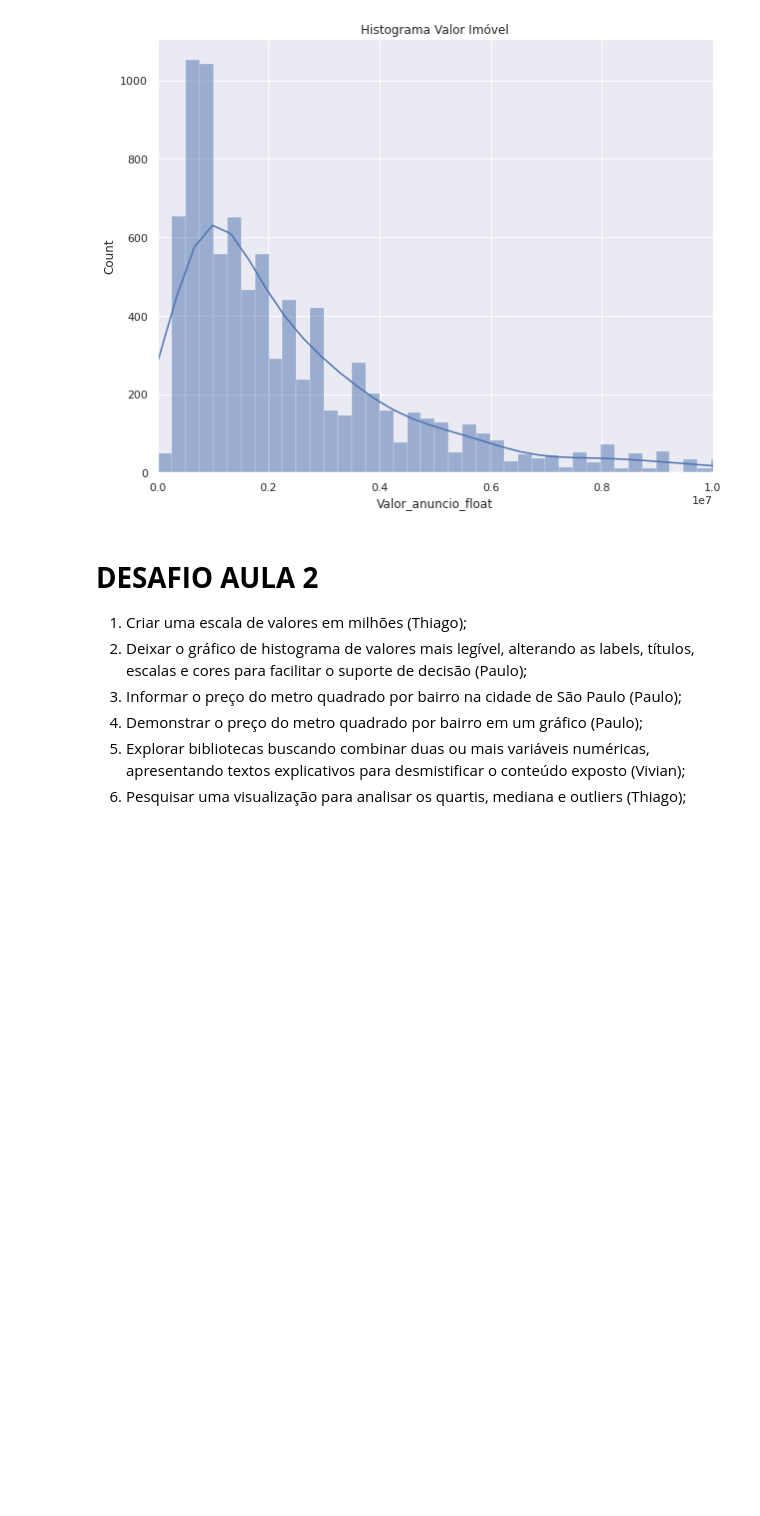
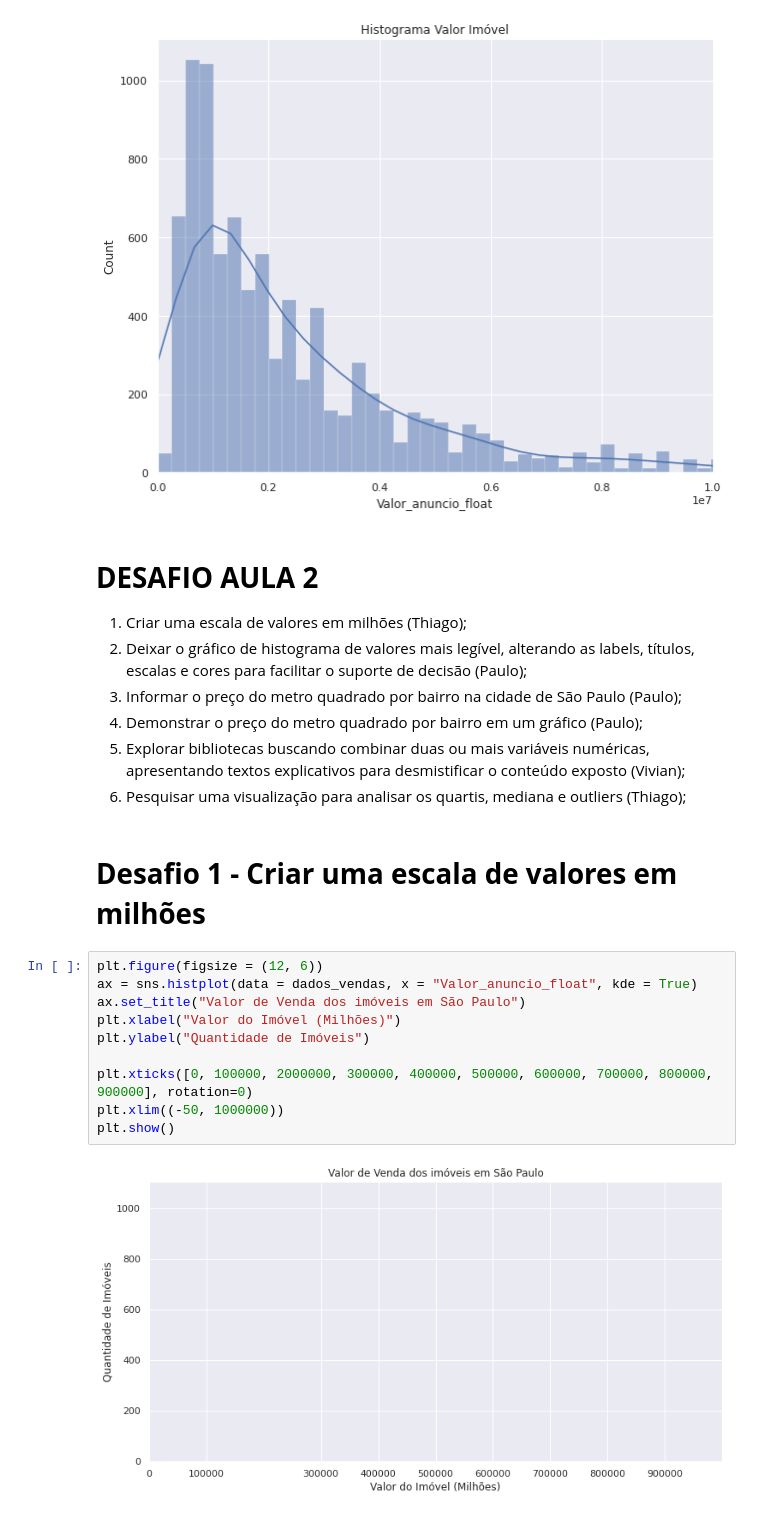
Before and after one commit to MateusJoseAdv/aluraquartaimersao, a Jupyter notebook: Imersão_de_dados_4ª_Edição_Alura.ipynb, the cells around one changed output. Saved outputs shown, nothing was run; the diff lists cells and outputs as text; blank space fills up the shorter version.

```diff
--- a/Imersão_de_dados_4ª_Edição_Alura.ipynb
+++ b/Imersão_de_dados_4ª_Edição_Alura.ipynb
@@ -560,3 +560,17 @@ plt.show()
 4. Demonstrar o preço do metro quadrado por bairro em um gráfico (Paulo);
 5. Explorar bibliotecas buscando combinar duas ou mais variáveis numéricas, apresentando textos explicativos para desmistificar o conteúdo exposto (Vivian);
 6. Pesquisar uma visualização para analisar os quartis, mediana e outliers (Thiago);
+# %% [markdown]
+# **Desafio 1 - Criar uma escala de valores em milhões**
+# %%
+plt.figure(figsize = (12, 6))
+ax = sns.histplot(data = dados_vendas, x = "Valor_anuncio_float", kde = True)
+ax.set_title("Valor de Venda dos imóveis em São Paulo")
+plt.xlabel("Valor do Imóvel (Milhões)")
+plt.ylabel("Quantidade de Imóveis")
+
+plt.xticks([0, 100000, 2000000, 300000, 400000, 500000, 600000, 700000, 800000, 900000], rotation=0)
+plt.xlim((-50, 1000000))
+plt.show()
+# %% [output]
+[figure, added]
```
